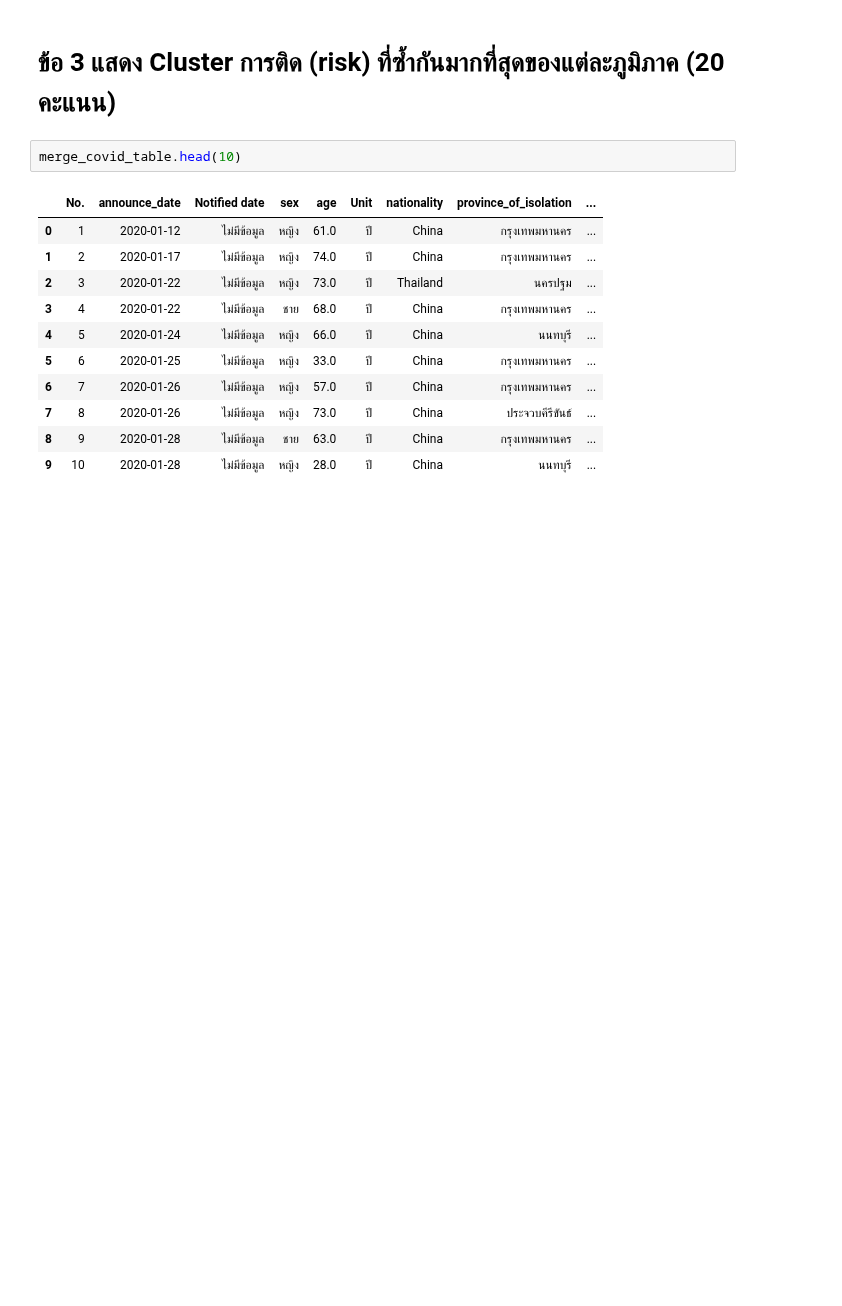
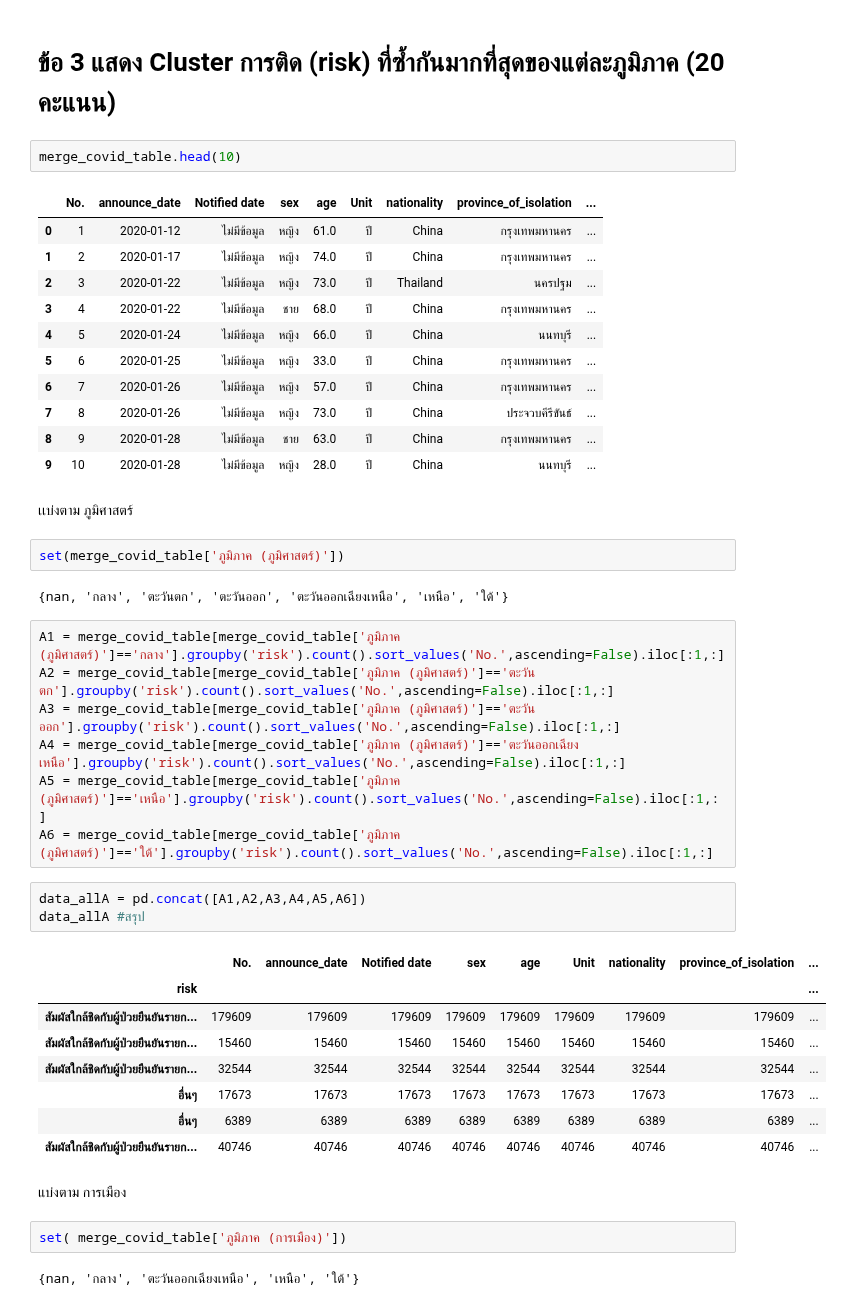
Before and after one commit to kittikhun62/data_viz_2022, a Jupyter notebook: BasicPython&DataViz_midterm2022.ipynb, the cells around one changed output. Drawn from its saved outputs; the diff is of its cells as text; blank space fills up the shorter version.

```diff
--- a/BasicPython&DataViz_midterm2022.ipynb
+++ b/BasicPython&DataViz_midterm2022.ipynb
@@ -566,3 +566,34 @@ merge_covid_table.head(10)
 | 7 | 8 | 2020-01-26 | ไม่มีข้อมูล | หญิง | 73.0 | ปี | China | ประจวบคีรีขันธ์ | ... |
 | 8 | 9 | 2020-01-28 | ไม่มีข้อมูล | ชาย | 63.0 | ปี | China | กรุงเทพมหานคร | ... |
 | 9 | 10 | 2020-01-28 | ไม่มีข้อมูล | หญิง | 28.0 | ปี | China | นนทบุรี | ... |
+# %% [markdown]
+เเบ่งตาม ภูมิศาสตร์
+# %%
+set(merge_covid_table['ภูมิภาค (ภูมิศาสตร์)'])
+# %% [output]
+{nan, 'กลาง', 'ตะวันตก', 'ตะวันออก', 'ตะวันออกเฉียงเหนือ', 'เหนือ', 'ใต้'}
+# %%
+A1 = merge_covid_table[merge_covid_table['ภูมิภาค (ภูมิศาสตร์)']=='กลาง'].groupby('risk').count().sort_values('No.',ascending=False).iloc[:1,:]
+A2 = merge_covid_table[merge_covid_table['ภูมิภาค (ภูมิศาสตร์)']=='ตะวันตก'].groupby('risk').count().sort_values('No.',ascending=False).iloc[:1,:]
+A3 = merge_covid_table[merge_covid_table['ภูมิภาค (ภูมิศาสตร์)']=='ตะวันออก'].groupby('risk').count().sort_values('No.',ascending=False).iloc[:1,:]
+A4 = merge_covid_table[merge_covid_table['ภูมิภาค (ภูมิศาสตร์)']=='ตะวันออกเฉียงเหนือ'].groupby('risk').count().sort_values('No.',ascending=False).iloc[:1,:]
+A5 = merge_covid_table[merge_covid_table['ภูมิภาค (ภูมิศาสตร์)']=='เหนือ'].groupby('risk').count().sort_values('No.',ascending=False).iloc[:1,:]
+A6 = merge_covid_table[merge_covid_table['ภูมิภาค (ภูมิศาสตร์)']=='ใต้'].groupby('risk').count().sort_values('No.',ascending=False).iloc[:1,:]
+# %%
+data_allA = pd.concat([A1,A2,A3,A4,A5,A6])
+data_allA #สรุป
+# %% [output]
+|  | No. | announce_date | Notified date | sex | age | Unit | nationality | province_of_isolation | ... |
+| risk |  |  |  |  |  |  |  |  | ... |
+| สัมผัสใกล้ชิดกับผู้ป่วยยืนยันรายก... | 179609 | 179609 | 179609 | 179609 | 179609 | 179609 | 179609 | 179609 | ... |
+| สัมผัสใกล้ชิดกับผู้ป่วยยืนยันรายก... | 15460 | 15460 | 15460 | 15460 | 15460 | 15460 | 15460 | 15460 | ... |
+| สัมผัสใกล้ชิดกับผู้ป่วยยืนยันรายก... | 32544 | 32544 | 32544 | 32544 | 32544 | 32544 | 32544 | 32544 | ... |
+| อื่นๆ | 17673 | 17673 | 17673 | 17673 | 17673 | 17673 | 17673 | 17673 | ... |
+| อื่นๆ | 6389 | 6389 | 6389 | 6389 | 6389 | 6389 | 6389 | 6389 | ... |
+| สัมผัสใกล้ชิดกับผู้ป่วยยืนยันรายก... | 40746 | 40746 | 40746 | 40746 | 40746 | 40746 | 40746 | 40746 | ... |
+# %% [markdown]
+แบ่งตาม การเมือง
+# %%
+set( merge_covid_table['ภูมิภาค (การเมือง)'])
+# %% [output]
+{nan, 'กลาง', 'ตะวันออกเฉียงเหนือ', 'เหนือ', 'ใต้'}
```
Also changed, not shown: parts of 28 cells of this notebook.
